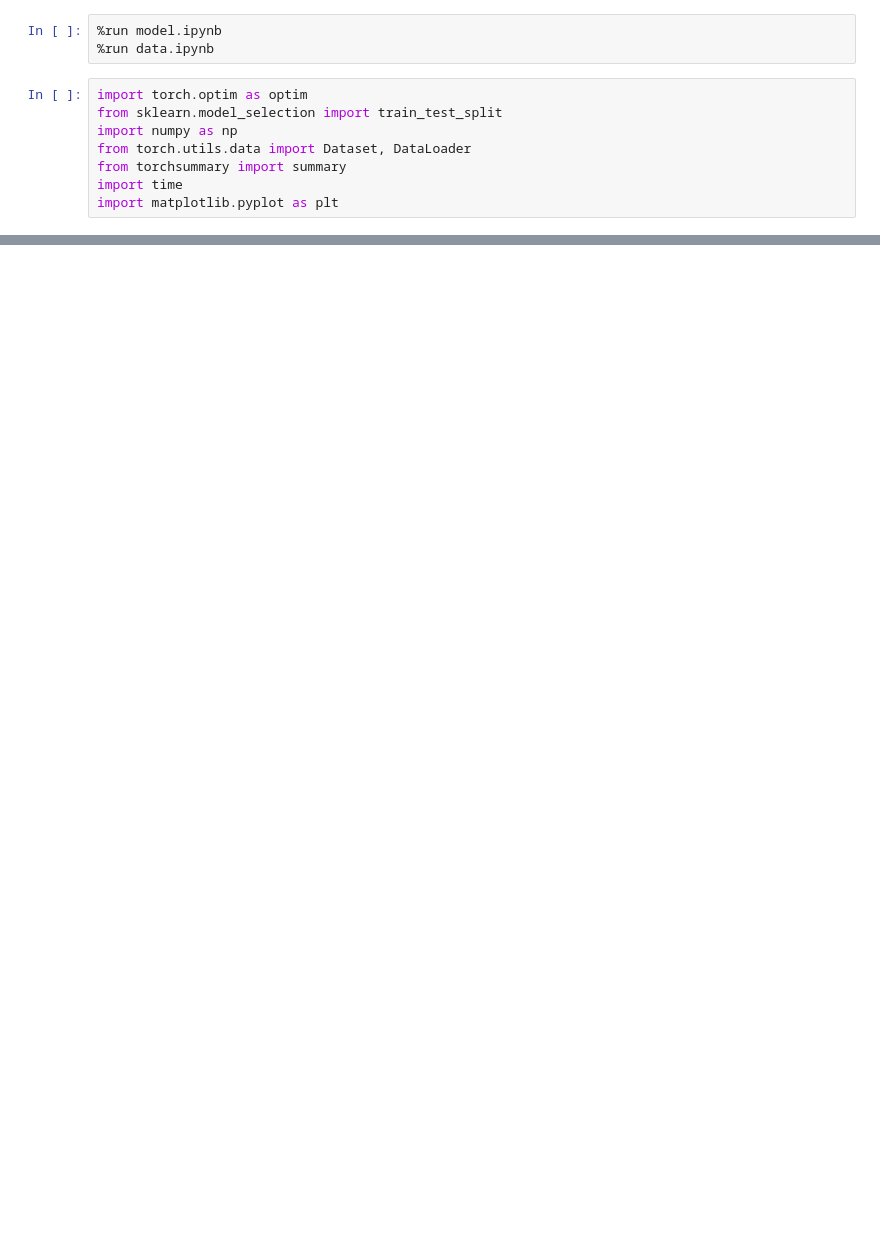
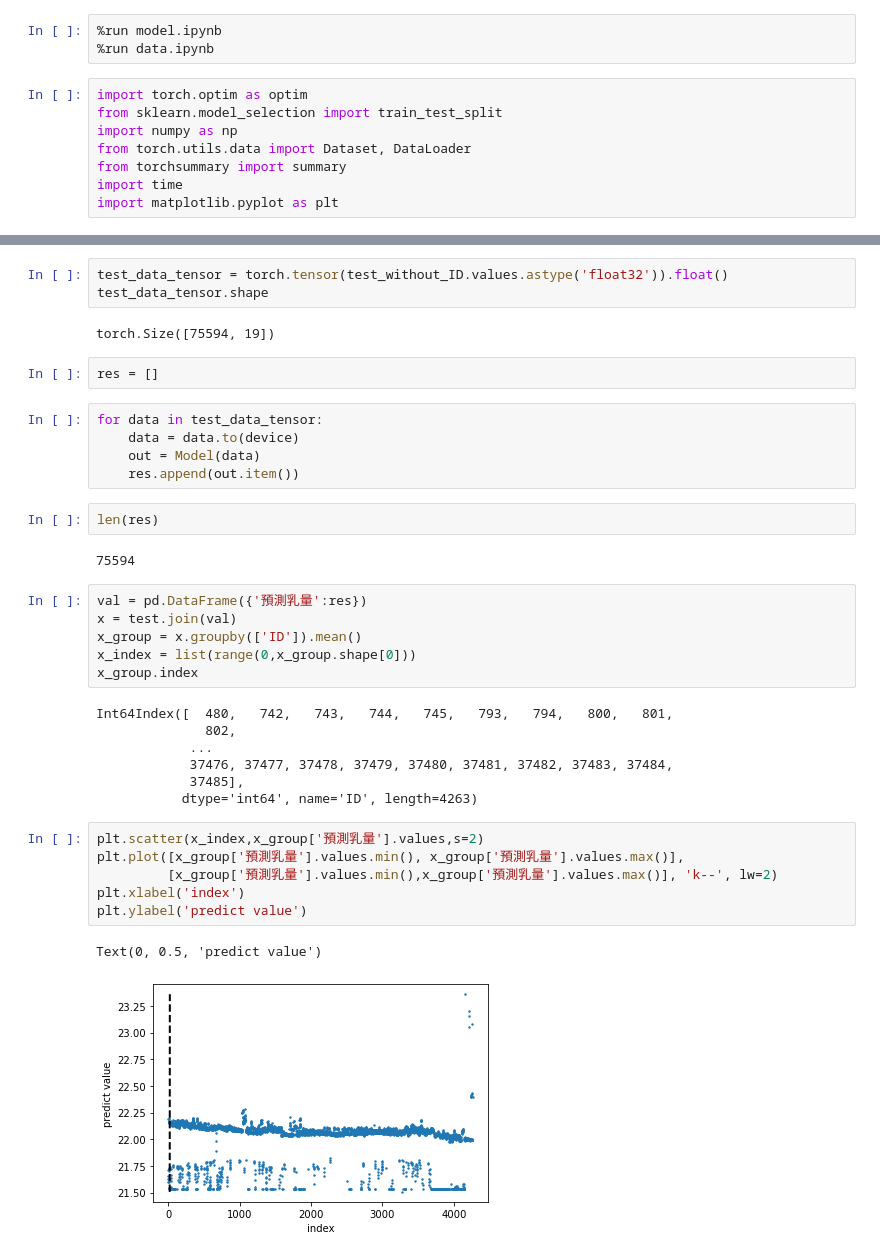
Before and after one commit to kevin879275/DL_FinalProject, a Jupyter notebook: train_pytorch.ipynb, the cells around one changed output, grey strips where cells are left out. Saved outputs shown, nothing was run; the diff lists cells and outputs as text; blank space fills up the shorter version.

```diff
--- a/train_pytorch.ipynb
+++ b/train_pytorch.ipynb
@@ -123,0 +123,38 @@ plt.show()
+# %%
+test_data_tensor = torch.tensor(test_without_ID.values.astype('float32')).float()
+test_data_tensor.shape
+# %% [output]
+torch.Size([75594, 19])
+# %%
+res = []
+# %%
+for data in test_data_tensor:
+    data = data.to(device)
+    out = Model(data)
+    res.append(out.item())
+# %%
+len(res)
+# %% [output]
+75594
+# %%
+val = pd.DataFrame({'預測乳量':res})
+x = test.join(val)
+x_group = x.groupby(['ID']).mean()
+x_index = list(range(0,x_group.shape[0]))
+x_group.index
+# %% [output]
+Int64Index([  480,   742,   743,   744,   745,   793,   794,   800,   801,
+              802,
+            ...
+            37476, 37477, 37478, 37479, 37480, 37481, 37482, 37483, 37484,
+            37485],
+           dtype='int64', name='ID', length=4263)
+# %%
+plt.scatter(x_index,x_group['預測乳量'].values,s=2)
+plt.plot([x_group['預測乳量'].values.min(), x_group['預測乳量'].values.max()],
+         [x_group['預測乳量'].values.min(),x_group['預測乳量'].values.max()], 'k--', lw=2)
+plt.xlabel('index')
+plt.ylabel('predict value')
+# %% [output]
+Text(0, 0.5, 'predict value')
+[figure, added]
```
Also changed, not shown: parts of 13 cells of this notebook, 3 other files.
